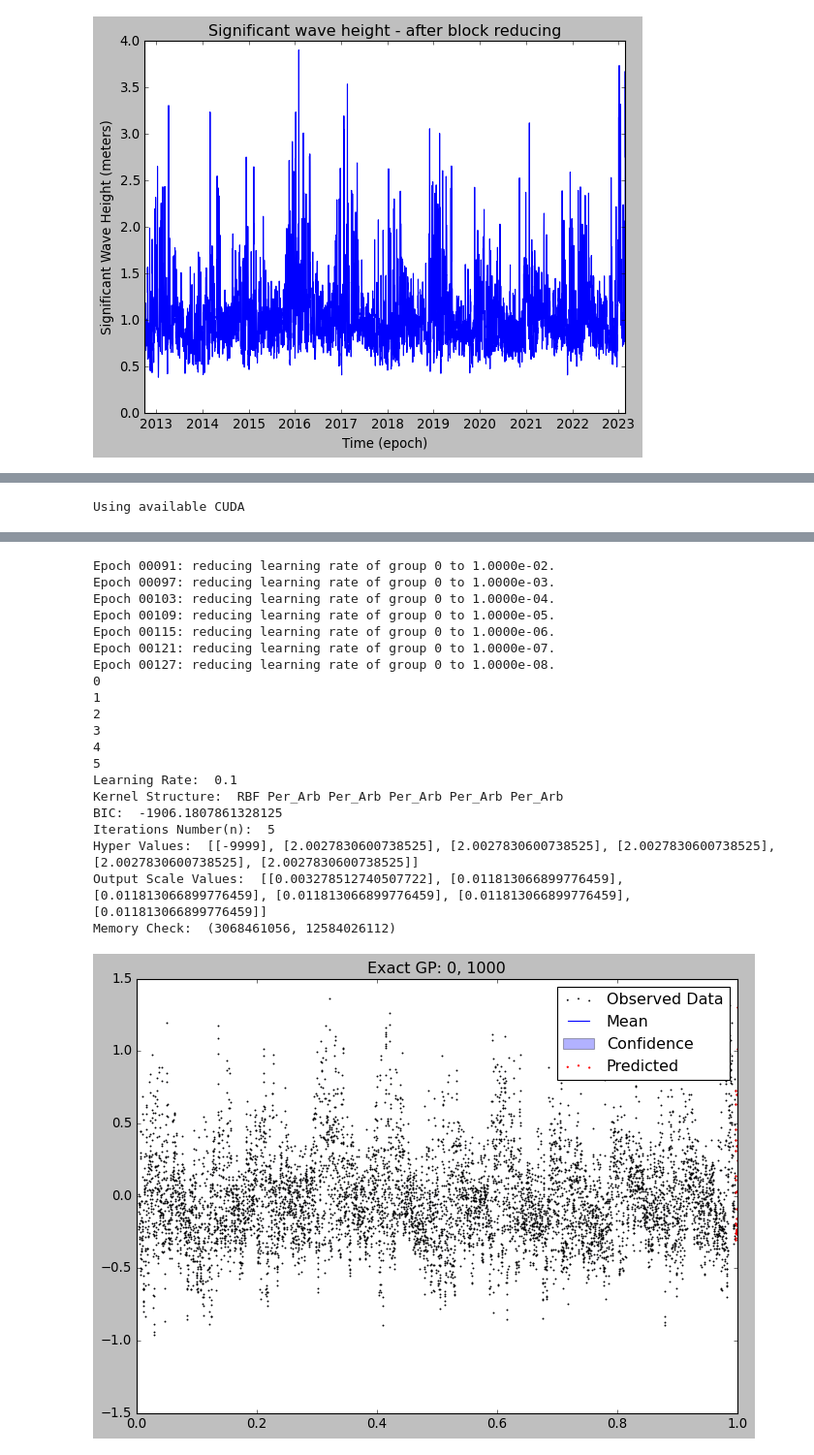
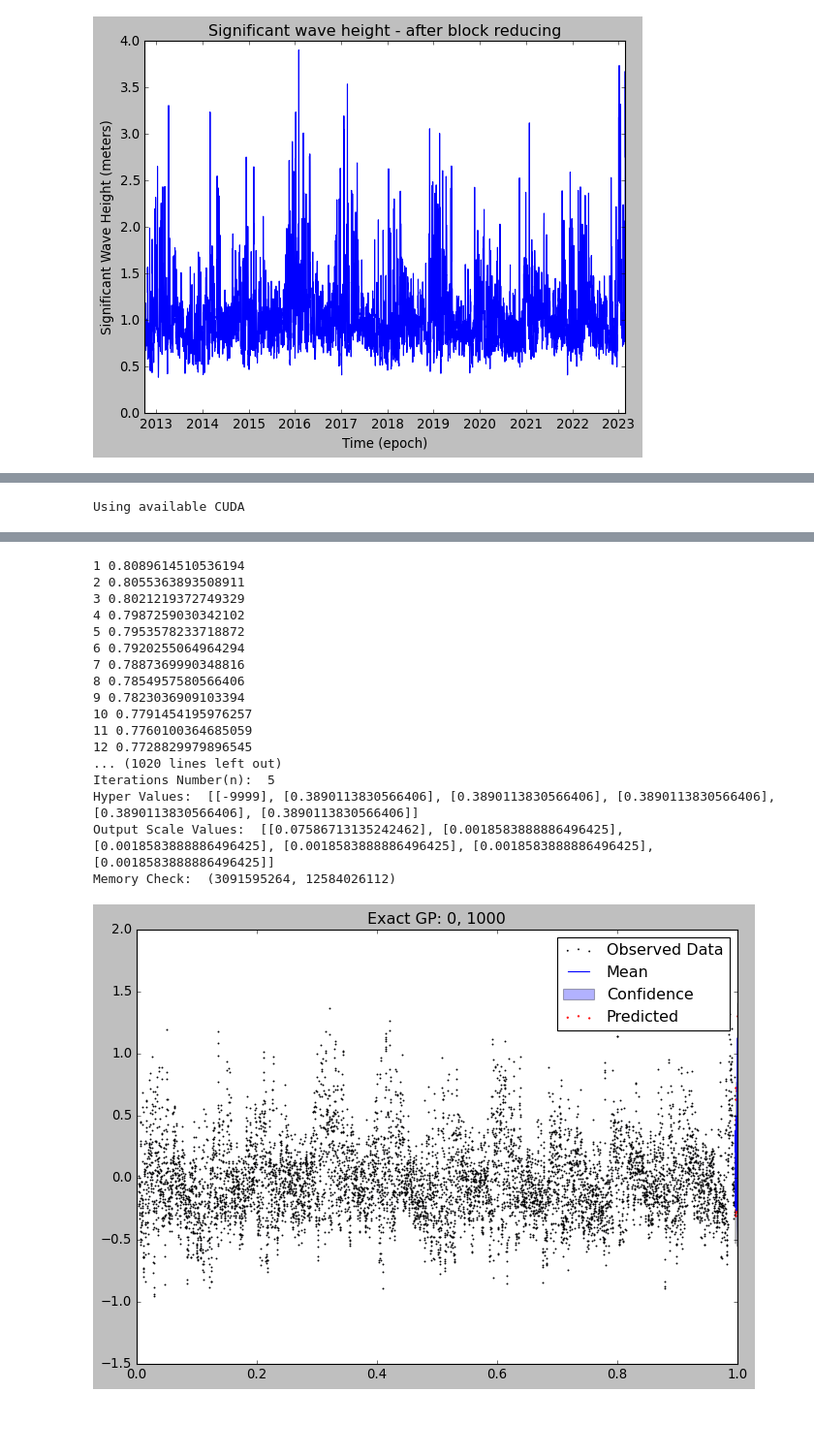
Before and after one commit to DanielCaoSilva/GaussProcesses, a Jupyter notebook: notebooks/ExactGP_Wave_Heights_v1.ipynb, the cells around one changed output, grey strips where cells are left out. Shown: that part at 97% size. Drawn from its saved outputs; the diff is of its cells as text; code cells hidden in the pictures; blank space fills up the shorter version.

Commit message:
Added Lower Bound Constraint to Kernels (0.0003...)

```diff
--- a/notebooks/ExactGP_Wave_Heights_v1.ipynb
+++ b/notebooks/ExactGP_Wave_Heights_v1.ipynb
@@ -99,21 +101,28 @@ def scaler(a, X_old=X_old, center=True):
 
 def make_kernel(name_of_kernel):
     if name_of_kernel == 'RBF':
-        return RBFKernel()
+        return RBFKernel(
+            lengthscale_constraint=GreaterThan(
+                0.00035
+            )
+        )
     if name_of_kernel.startswith('Mat'):
         nu_value = float(name_of_kernel[-3:])
-        return MaternKernel(nu=nu_value)
+        return MaternKernel(lengthscale_constraint=GreaterThan(
+                0.00035
+            ), nu=nu_value)
     if name_of_kernel == 'AR2':
         return AR2Kernel(
             period_constraint=Interval(
                 lower_bound=1e-4, upper_bound=0.005),
-            lengthscale_constraint=Interval(
-                lower_bound=1e-4, upper_bound=0.005))
+            lengthscale_constraint=GreaterThan(
+                0.00035
+            ))
     if name_of_kernel.startswith('Per'):
         if name_of_kernel.startswith('Per_Arb'):
-            return PeriodicKernel()
-                # period_length_constraint=Interval(
-                #     lower_bound=1e-4, upper_bound=0.75))
+            return PeriodicKernel(
+                period_length_constraint=Interval(
+                    lower_bound=1e-4, upper_bound=0.75))
         elif name_of_kernel == 'Per_Week':
             return PeriodicKernel(
                 period_length_constraint=Interval(
@@ -228,11 +235,11 @@ bic_save = []
 n = 0
 lr_check = 0.01#0.0063
 for k_i in n_k_l:
-    kernel = ScaleKernel(make_kernel(k_i[0]))
+    kernel = ScaleKernel(copy.deepcopy(make_kernel(k_i[0])))
     for t_i in list(k_i)[1:]:
         if t_i == '':
             break
-        kernel = kernel + (ScaleKernel(make_kernel(t_i)))
+        kernel = kernel + (ScaleKernel(copy.deepcopy(make_kernel(t_i))))
     # sk1, sk2, pk1, pk2, sk3 = k_i
     # kernel = ScaleKernel(make_kernel(sk1)) + ScaleKernel(make_kernel(sk2)) + ScaleKernel(make_kernel(pk1)) + ScaleKernel(make_kernel(pk2) * make_kernel(sk3))
     # kernel_name = f'{sk1}plus{sk2}plus{pk1}plus{sk3}x{pk2}_exact_gp'
@@ -242,7 +249,7 @@ for k_i in n_k_l:
         ExactGPModel, kernel,
         train_x, train_y, test_x, test_y,
         num_iter=1000, lr=lr_check, #lr=0.0063, #lr=0.01,
-        name=kernel_name)
+        name=kernel_name, print_values=True)
     exact_gp.test_eval_exact_gp()
     exact_gp.plot(show_plot=False)
     bic_value = exact_gp.get_BIC()
@@ -394,22 +396,19 @@ Memory Check:  (3798138880, 12584026112)
 Using available CUDA
-Epoch 00091: reducing learning rate of group 0 to 1.0000e-02.
-Epoch 00097: reducing learning rate of group 0 to 1.0000e-03.
-Epoch 00103: reducing learning rate of group 0 to 1.0000e-04.
-Epoch 00109: reducing learning rate of group 0 to 1.0000e-05.
-Epoch 00115: reducing learning rate of group 0 to 1.0000e-06.
-Epoch 00121: reducing learning rate of group 0 to 1.0000e-07.
-Epoch 00127: reducing learning rate of group 0 to 1.0000e-08.
-0
-1
-2
-3
-4
-5
-Learning Rate:  0.1
-Kernel Structure:  RBF Per_Arb Per_Arb Per_Arb Per_Arb Per_Arb
-BIC:  -1906.1807861328125
+1 0.8089614510536194
+2 0.8055363893508911
+3 0.8021219372749329
+4 0.7987259030342102
+5 0.7953578233718872
+6 0.7920255064964294
+7 0.7887369990348816
+8 0.7854957580566406
+9 0.7823036909103394
+10 0.7791454195976257
+11 0.7760100364685059
+12 0.7728829979896545
+... (1020 lines left out)
 Iterations Number(n):  5
-Hyper Values:  [[-9999], [2.0027830600738525], [2.0027830600738525], [2.0027830600738525], [2.0027830600738525], [2.0027830600738525]]
-Output Scale Values:  [[0.003278512740507722], [0.011813066899776459], [0.011813066899776459], [0.011813066899776459], [0.011813066899776459], [0.011813066899776459]]
-Memory Check:  (3068461056, 12584026112)
+Hyper Values:  [[-9999], [0.3890113830566406], [0.3890113830566406], [0.3890113830566406], [0.3890113830566406], [0.3890113830566406]]
+Output Scale Values:  [[0.07586713135242462], [0.0018583888886496425], [0.0018583888886496425], [0.0018583888886496425], [0.0018583888886496425], [0.0018583888886496425]]
+Memory Check:  (3091595264, 12584026112)
-[figure, old version]
+[figure, new version]
```
Also changed, not shown: parts of 6 cells of this notebook, 1 other file.
